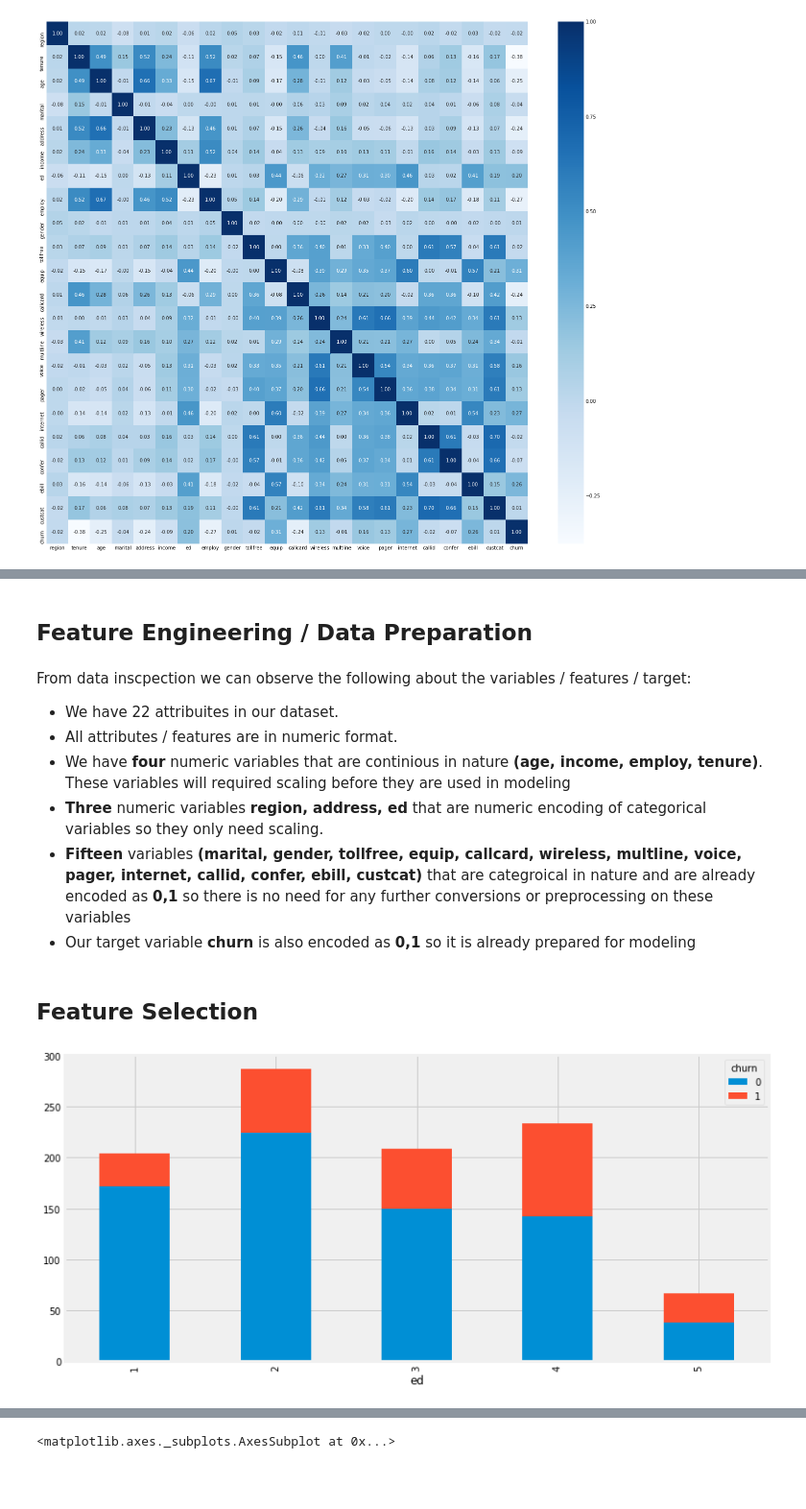
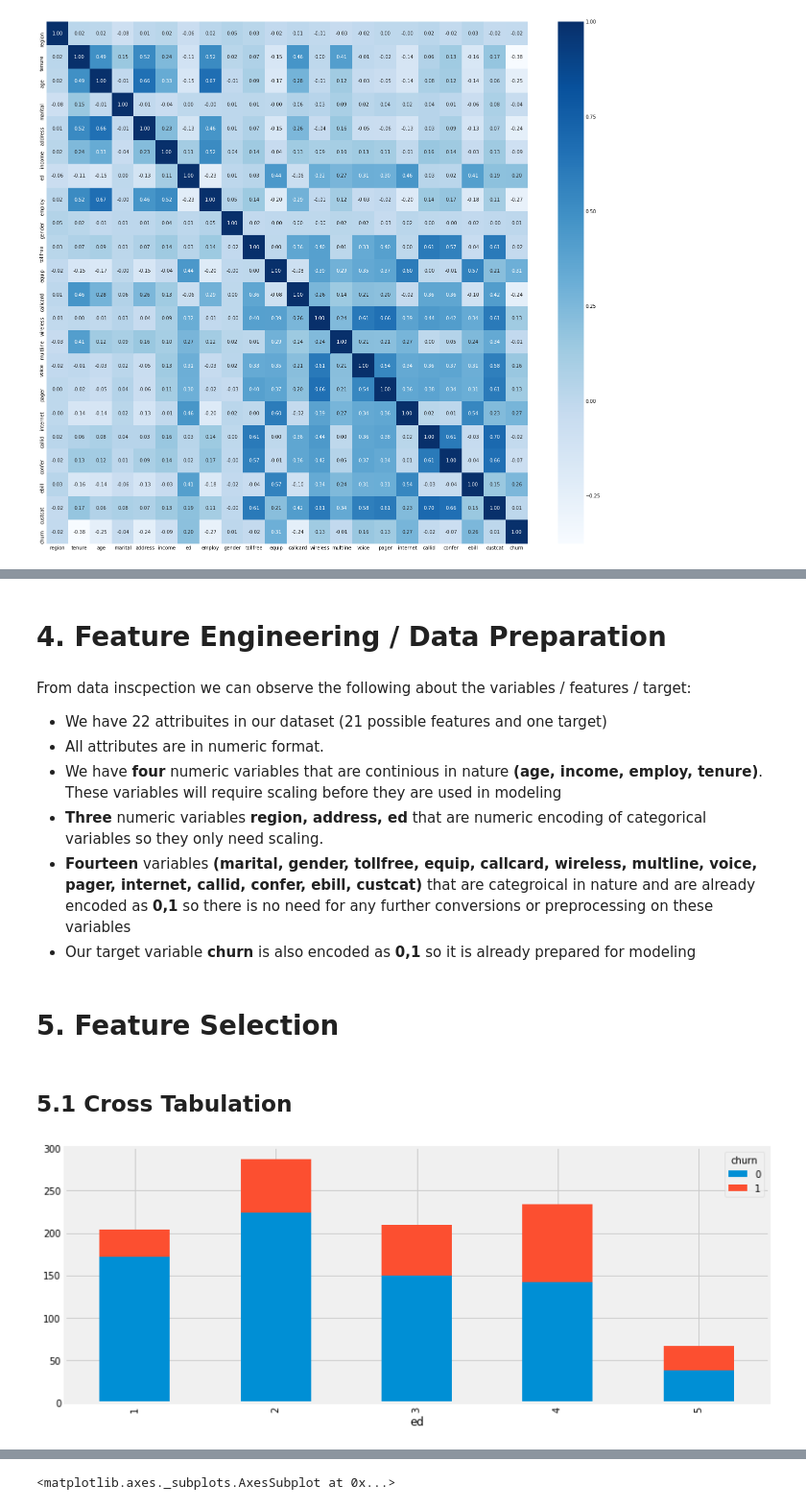
Before and after one commit to walidsi/data-science-bootcamp, a Jupyter notebook: Watson Wireless case.ipynb, the cells around one changed output, grey strips where cells are left out. Shown at 96% size. Cells and saved outputs as stored; diff of their text form; code cells hidden in the pictures; blank space fills up the shorter version.

```diff
--- a/Watson Wireless case.ipynb
+++ b/Watson Wireless case.ipynb
@@ -106,26 +110,28 @@ ww_df.describe() # view statisical measures of variables
 | 75% | 3.0000 | 54.000000 | 51.000000 | 1.000000 | 18.000000 | 83.000000 | 4.000000 | 17.000000 | 1.000000 | 1.000000 | 1.000000 | ... |
 | max | 3.0000 | 72.000000 | 77.000000 | 1.000000 | 55.000000 | 1668.000000 | 5.000000 | 47.000000 | 1.000000 | 1.000000 | 1.000000 | ... |
 # %% [markdown]
-## Feature Engineering / Data Preparation
+# 4. Feature Engineering / Data Preparation
 # %% [markdown]
 From data inscpection we can observe the following about the variables / features / target:
 <ul>
-    <li>We have 22 attribuites in our dataset.</li>
-    <li>All attributes / features are in numeric format.</li>
-    <li>We have <b>four</b> numeric variables that are continious in nature <b>(age, income, employ, tenure)</b>. These variables will required scaling before they are used in modeling</li>
+    <li>We have 22 attribuites in our dataset (21 possible features and one target)</li>
+    <li>All attributes are in numeric format.</li>
+    <li>We have <b>four</b> numeric variables that are continious in nature <b>(age, income, employ, tenure)</b>. These variables will require scaling before they are used in modeling</li>
     <li><b>Three</b> numeric variables <b>region, address, ed</b> that are numeric encoding of categorical variables so they only need scaling.</li>
-    <li><b>Fifteen</b> variables <b>(marital, gender, tollfree, equip, callcard, wireless, multline, voice, pager, internet, callid, confer, ebill, custcat)</b> that are categroical in nature and are already encoded as <b>0,1</b> so there is no need for any further conversions or preprocessing on these variables</li>
+    <li><b>Fourteen</b> variables <b>(marital, gender, tollfree, equip, callcard, wireless, multline, voice, pager, internet, callid, confer, ebill, custcat)</b> that are categroical in nature and are already encoded as <b>0,1</b> so there is no need for any further conversions or preprocessing on these variables</li>
     <li>Our target variable <b>churn</b> is also encoded as <b>0,1</b> so it is already prepared for modeling</li>
 </ul>
 # %% [markdown]
-## Feature Selection
+# 5. Feature Selection
+# %% [markdown]
+## 5.1 Cross Tabulation
 # %%
 bins = pd.cut(ww_df['age'], bins=5)
 #tab = pd.crosstab(bins, ww_df.churn,margins=True)
 tab = pd.crosstab(ww_df.ed, ww_df.churn,margins=True)
 tab = tab.drop('All',axis=1)
 tab = tab.drop('All',axis=0)
-tab.plot(kind='bar', stacked = True, figsize=(12,6))
+tab.plot(kind='bar', stacked = True, figsize=(12,5))
 plt.show()
 # %% [output]
-[figure, old version]
+[figure, new version]
```
Also changed, not shown: parts of 22 cells of this notebook.
